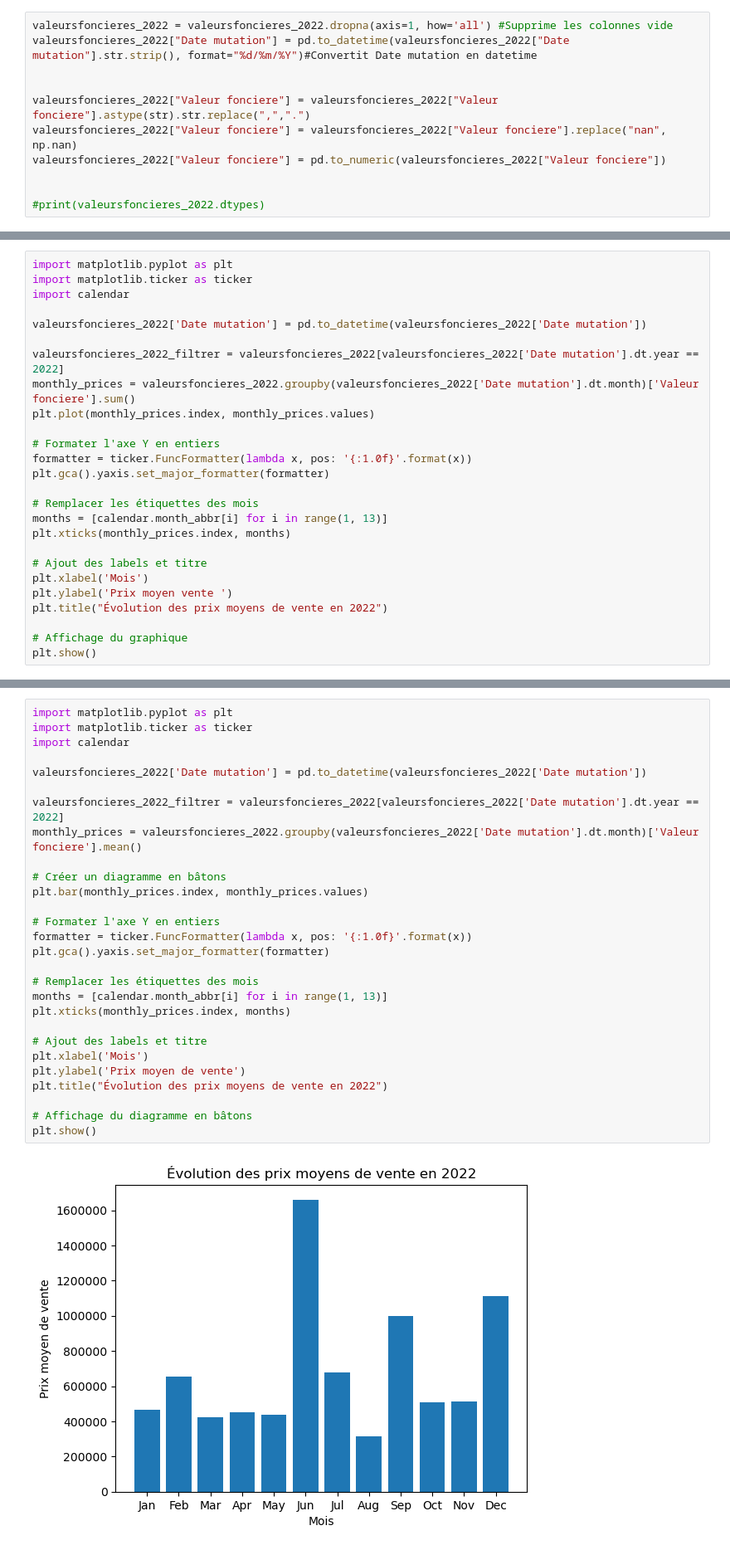
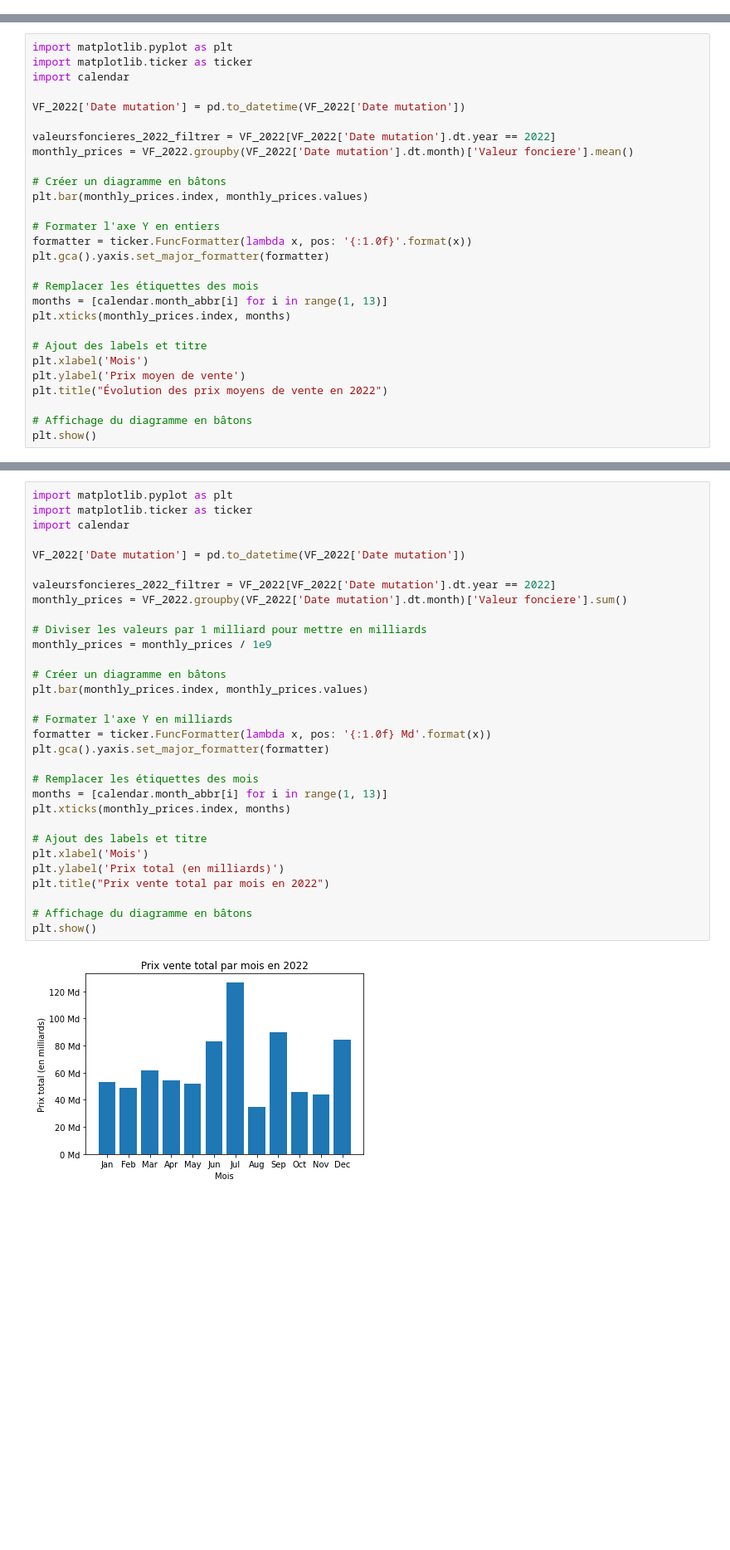
Before and after one commit to Marc94440/Projet-DVF, a Jupyter notebook: Projet_DVF.ipynb, the cells around one changed output, grey strips where cells are left out. Shown at 83% size. Saved outputs shown, nothing was run; the diff lists cells and outputs as text; blank space fills up the shorter version.

```diff
--- a/Projet_DVF.ipynb
+++ b/Projet_DVF.ipynb
@@ -41,11 +17,0 @@ if len(ville_data) > 0:
-# %%
-valeursfoncieres_2022 = valeursfoncieres_2022.dropna(axis=1, how='all') #Supprime les colonnes vide
-valeursfoncieres_2022["Date mutation"] = pd.to_datetime(valeursfoncieres_2022["Date mutation"].str.strip(), format="%d/%m/%Y")#Convertit Date mutation en datetime
-
-
-valeursfoncieres_2022["Valeur fonciere"] = valeursfoncieres_2022["Valeur fonciere"].astype(str).str.replace(",",".")
-valeursfoncieres_2022["Valeur fonciere"] = valeursfoncieres_2022["Valeur fonciere"].replace("nan", np.nan)
-valeursfoncieres_2022["Valeur fonciere"] = pd.to_numeric(valeursfoncieres_2022["Valeur fonciere"])
-
-
-#print(valeursfoncieres_2022.dtypes)
@@ -54,11 +117,13 @@ import matplotlib.pyplot as plt
 import matplotlib.ticker as ticker
 import calendar
 
-valeursfoncieres_2022['Date mutation'] = pd.to_datetime(valeursfoncieres_2022['Date mutation'])
+VF_2022['Date mutation'] = pd.to_datetime(VF_2022['Date mutation'])
 
-valeursfoncieres_2022_filtrer = valeursfoncieres_2022[valeursfoncieres_2022['Date mutation'].dt.year == 2022]
-monthly_prices = valeursfoncieres_2022.groupby(valeursfoncieres_2022['Date mutation'].dt.month)['Valeur fonciere'].sum()
-plt.plot(monthly_prices.index, monthly_prices.values)
+valeursfoncieres_2022_filtrer = VF_2022[VF_2022['Date mutation'].dt.year == 2022]
+monthly_prices = VF_2022.groupby(VF_2022['Date mutation'].dt.month)['Valeur fonciere'].mean()
+
+# Créer un diagramme en bâtons
+plt.bar(monthly_prices.index, monthly_prices.values)
 
 # Formater l'axe Y en entiers
 formatter = ticker.FuncFormatter(lambda x, pos: '{:1.0f}'.format(x))
@@ -70,9 +135,9 @@ plt.xticks(monthly_prices.index, months)
 
 # Ajout des labels et titre
 plt.xlabel('Mois')
-plt.ylabel('Prix moyen vente ')
+plt.ylabel('Prix moyen de vente')
 plt.title("Évolution des prix moyens de vente en 2022")
 
-# Affichage du graphique
+# Affichage du diagramme en bâtons
 plt.show()
 # %% [output]
@@ -80,33 +145,36 @@ plt.show()
 # %%
 import matplotlib.pyplot as plt
 import matplotlib.ticker as ticker
 import calendar
 
-valeursfoncieres_2022['Date mutation'] = pd.to_datetime(valeursfoncieres_2022['Date mutation'])
+VF_2022['Date mutation'] = pd.to_datetime(VF_2022['Date mutation'])
 
-valeursfoncieres_2022_filtrer = valeursfoncieres_2022[valeursfoncieres_2022['Date mutation'].dt.year == 2022]
-monthly_prices = valeursfoncieres_2022.groupby(valeursfoncieres_2022['Date mutation'].dt.month)['Valeur fonciere'].mean()
+valeursfoncieres_2022_filtrer = VF_2022[VF_2022['Date mutation'].dt.year == 2022]
+monthly_prices = VF_2022.groupby(VF_2022['Date mutation'].dt.month)['Valeur fonciere'].sum()
+
+# Diviser les valeurs par 1 milliard pour mettre en milliards
+monthly_prices = monthly_prices / 1e9
 
 # Créer un diagramme en bâtons
 plt.bar(monthly_prices.index, monthly_prices.values)
 
-# Formater l'axe Y en entiers
-formatter = ticker.FuncFormatter(lambda x, pos: '{:1.0f}'.format(x))
+# Formater l'axe Y en milliards
+formatter = ticker.FuncFormatter(lambda x, pos: '{:1.0f} Md'.format(x))
 plt.gca().yaxis.set_major_formatter(formatter)
 
 # Remplacer les étiquettes des mois
 months = [calendar.month_abbr[i] for i in range(1, 13)]
 plt.xticks(monthly_prices.index, months)
 
 # Ajout des labels et titre
 plt.xlabel('Mois')
-plt.ylabel('Prix moyen de vente')
-plt.title("Évolution des prix moyens de vente en 2022")
+plt.ylabel('Prix total (en milliards)')
+plt.title("Prix vente total par mois en 2022")
 
 # Affichage du diagramme en bâtons
 plt.show()
 # %% [output]
-[figure, old version]
+[figure, new version]
 # %%
 import matplotlib.pyplot as plt
 import matplotlib.ticker as ticker
```
Also changed, not shown: parts of 27 cells of this notebook.
